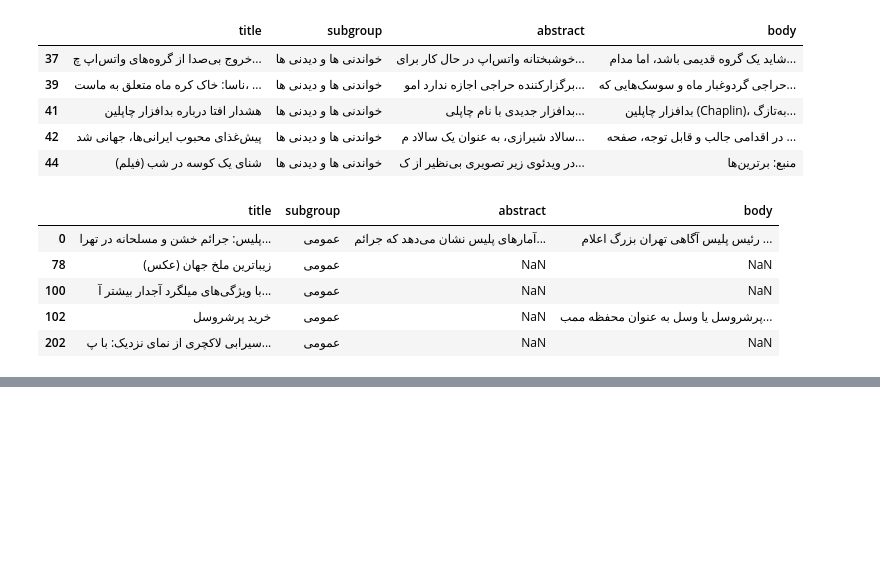
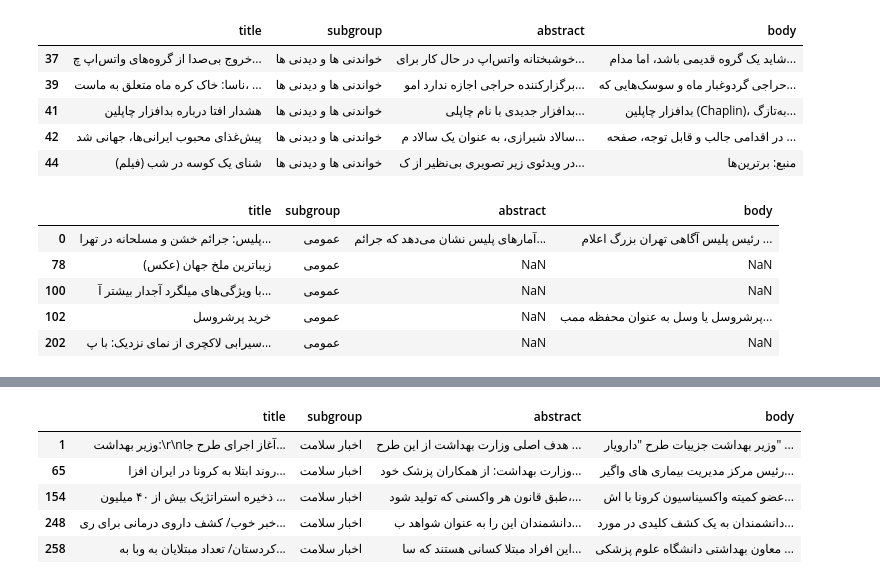
Before and after one commit to aliowx/data-analysis, a Jupyter notebook: text_processor.ipynb, the cells around one changed output, grey strips where cells are left out. Cells and saved outputs as stored; diff of their text form; code cells hidden in the pictures; blank space fills up the shorter version.

```diff
--- a/text_processor.ipynb
+++ b/text_processor.ipynb
@@ -160,0 +185,9 @@ value_specific_Technology_and_IT = df[df['subgroup']=='فناوری و IT ']
+# %%
+value_specific_health_news.head()
+# %% [output]
+|  | title | subgroup | abstract | body |
+| 1 | وزیر بهداشت:\r\nآغاز اجرای طرح جا... | اخبار سلامت | هدف اصلی وزارت بهداشت از این طرح ... | وزیر بهداشت جزییات طرح "دارویار" ... |
+| 65 | روند ابتلا به کرونا در ایران افزا... | اخبار سلامت | وزارت بهداشت: از همکاران پزشک خود... | رئیس مرکز مدیریت بیماری های واگیر... |
+| 154 | ذخیره استراتژیک بیش از ۴۰ میلیون ... | اخبار سلامت | طبق قانون هر واکسنی که تولید شود،... | عضو کمیته واکسیناسیون کرونا با اش... |
+| 248 | خبر خوب/ کشف داروی درمانی برای ری... | اخبار سلامت | دانشمندان این را به عنوان شواهد ب... | دانشمندان به یک کشف کلیدی در مورد... |
+| 258 | کردستان/ تعداد مبتلایان به وبا به... | اخبار سلامت | این افراد مبتلا کسانی هستند که سا... | معاون بهداشتی دانشگاه علوم پزشکی ... |
```
Also changed, not shown: parts of 21 cells of this notebook.
